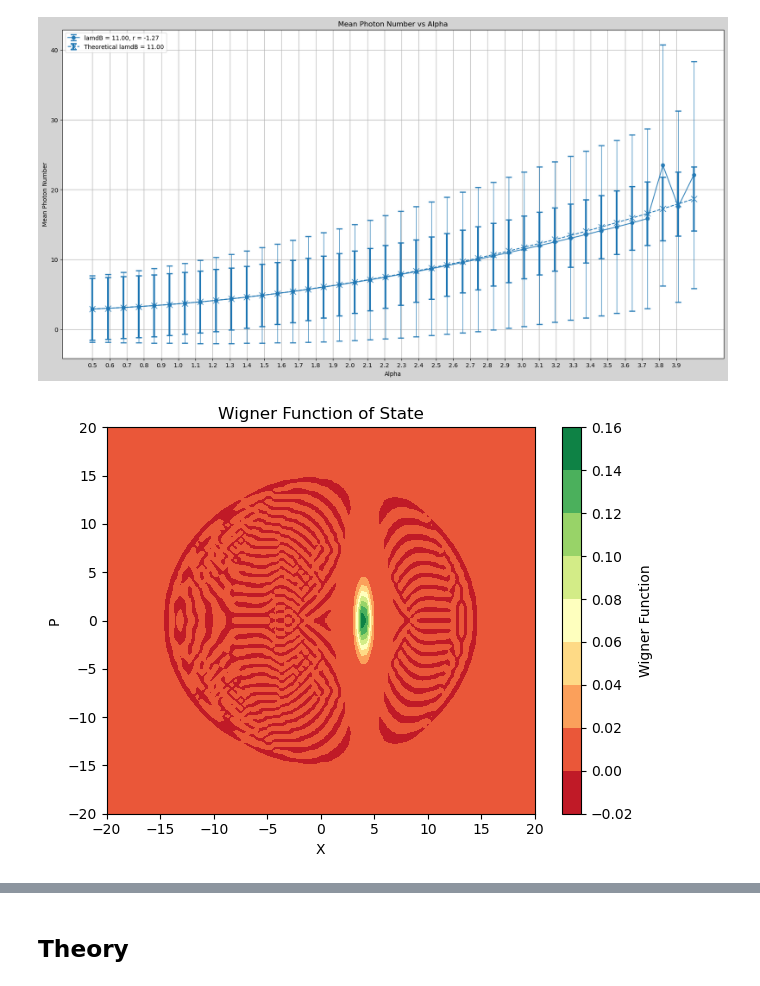
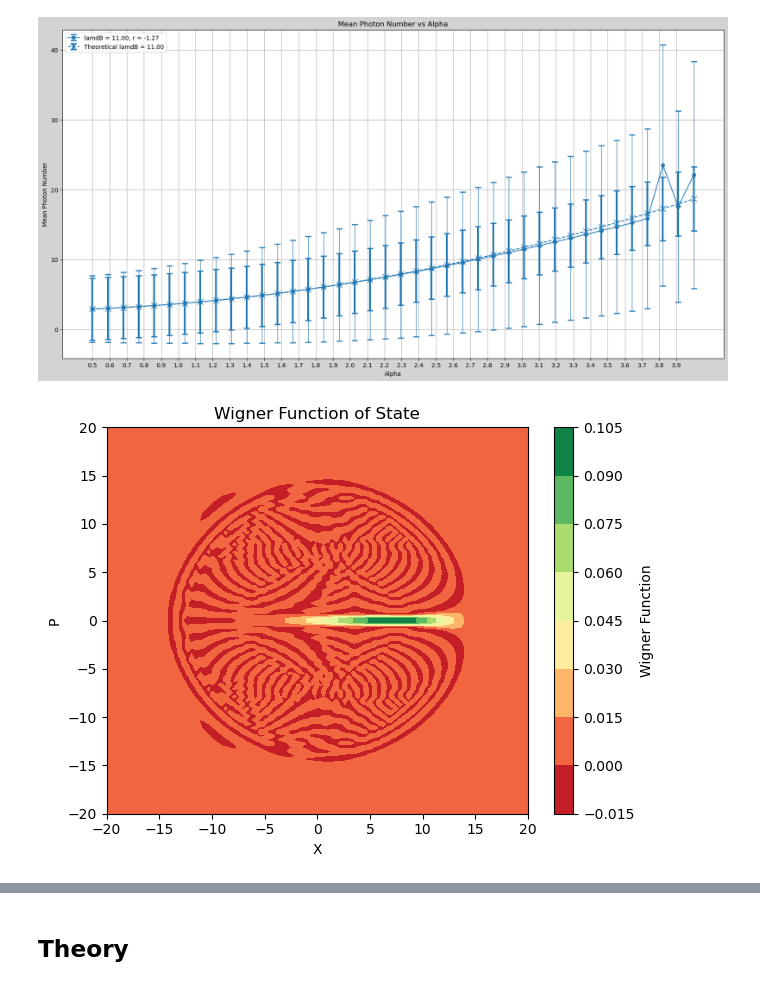
Before and after one commit to lukass16/LGW-Lab-NLSE, a Jupyter notebook: Strawberry Fields/notes.ipynb, the cells around one changed output, grey strips where cells are left out. Drawn from its saved outputs; the diff is of its cells as text; code cells hidden in the pictures.

```diff
--- a/Strawberry Fields/notes.ipynb
+++ b/Strawberry Fields/notes.ipynb
@@ -629,17 +652,18 @@ plt.show()
 # %%
 def get_state(alpha, r, phi, cutoff_dim=CUTOFF):
     prog = sf.Program(1)
     with prog.context as q:
         Vac | q[0]
         Sgate(r, phi) | q[0]
         Dgate(alpha, 0) | q[0]
 
     eng = sf.Engine('fock', backend_options={"cutoff_dim": CUTOFF})
 
     return eng.run(prog).state
 
-state = get_state(2, 0.8, 0, cutoff_dim=70)
+lamdB = 14
+state = get_state(3.54, get_rsq(lamdB),0, cutoff_dim=60)
 plot_wigner_2d(state, title = "Wigner Function of State", range = 20)
 # %% [output]
-[figure, old version]
+[figure, new version]
 # %%
```
Also changed, not shown: parts of 2 cells of this notebook, 39 other files.
